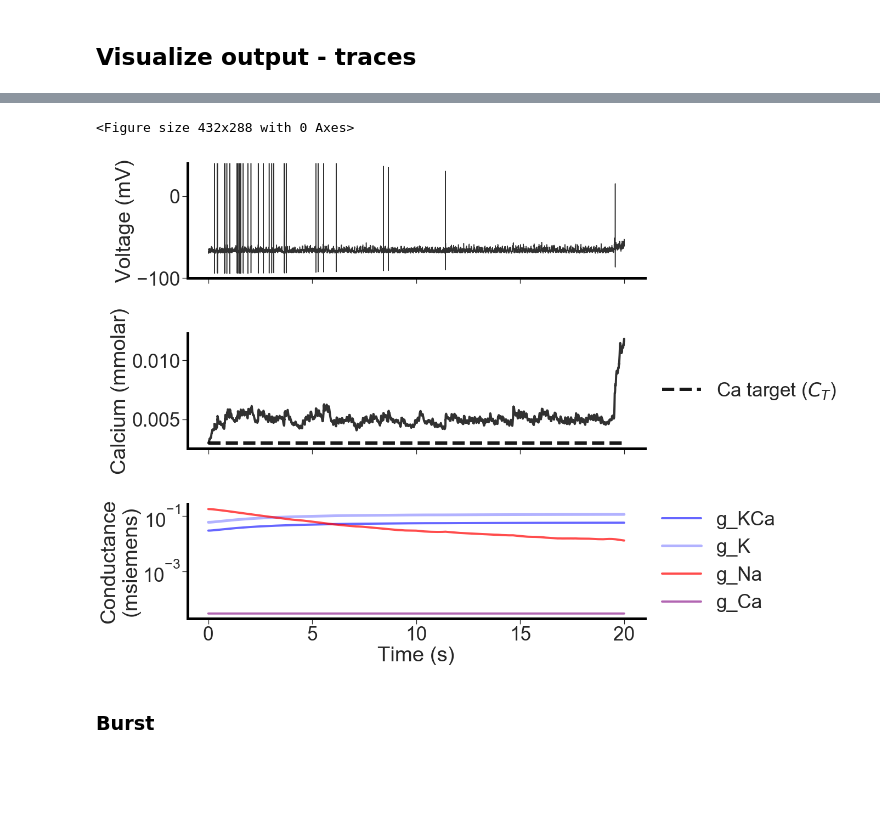
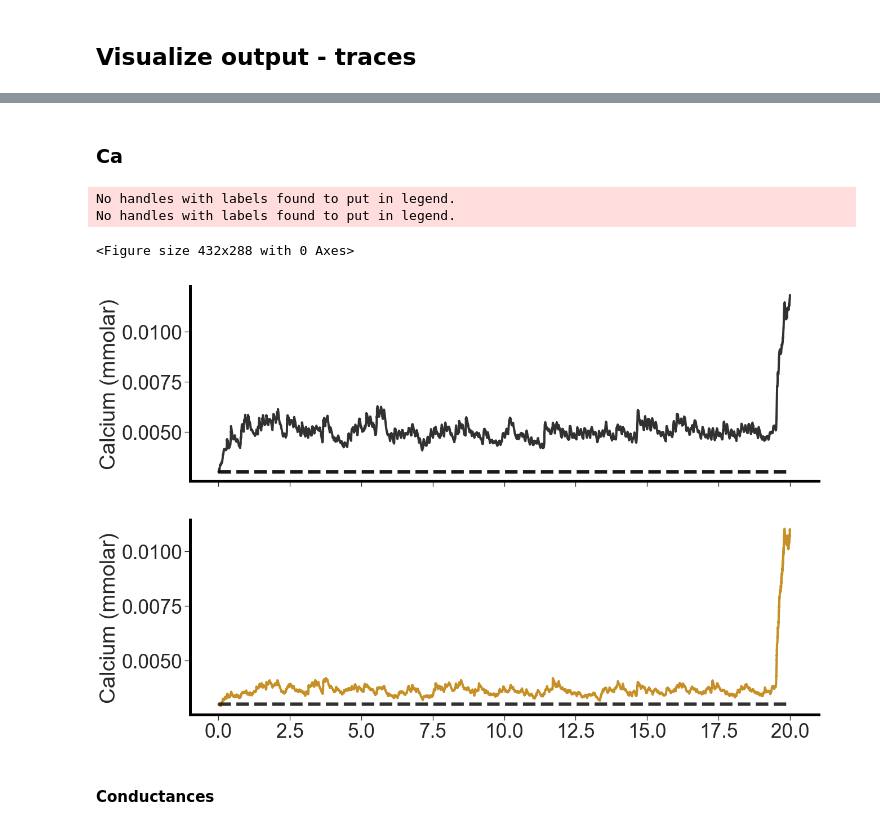
Before and after one commit to voytekresearch/resistingrhythm, a Jupyter notebook: resistingrhythm/ipynb/paper_figures_HHH.ipynb, the cells around one changed output, grey strips where cells are left out. Saved outputs shown, nothing was run; the diff lists cells and outputs as text; code cells hidden in the pictures; blank space fills up the shorter version.

```diff
--- a/resistingrhythm/ipynb/paper_figures_HHH.ipynb
+++ b/resistingrhythm/ipynb/paper_figures_HHH.ipynb
@@ -246,53 +263,33 @@ sns.despine()
+# %% [markdown]
+### Ca
 # %%
 n = N - 1
+ca_target = 0.003
 
 plt.figure()
-fig, ax = plt.subplots(3, sharex=True, figsize=(20, 14))
-
-# Vm
-t = tonic_results['times']
-v = tonic_results['v_m'][n, :]*1e3
-_ = ax[0].plot(t, v, linestyle='-', linewidth=1.5, color='k', alpha=0.9)
-_ = ax[0].set_ylabel("Voltage (mV)")
-_ = ax[0].set_ylim(-100, 40)
-
-# # Gtotal
-# t = results['times']
-# v = results['g_total'][n, :]*1e3
-# _ = ax[1].plot(t, v, linestyle='-', linewidth=1.5, color='k', alpha=0.9)
-# _ = ax[1].set_ylabel("Total conductance\n(msiemens)")
-# # _ = ax[1].set_ylim(-100, 40)
-
-# Ca
-ca_target = 0.003
+fig, ax = plt.subplots(2, sharex=True, figsize=(20, 14))
+# Tonic
 t = tonic_results['times']
 v = tonic_results['calcium'][n, :]
-_ = ax[1].plot(t, v, linestyle='-', linewidth=4, color='k', alpha=0.9)
+_ = ax[0].plot(t, v, linestyle='-', linewidth=4, color='k', alpha=0.9)
+_ = ax[0].plot(t, np.repeat(ca_target, v.size),
+               linestyle='--', linewidth=6, color='black', alpha=0.9)
+_ = ax[0].set_ylabel("Calcium (mmolar)")
+_ = ax[0].legend(loc='center left', bbox_to_anchor=(1, 0.5), frameon=False)
+# Burst
+t = burst_results['times']
+v = burst_results['calcium'][n, :]
+_ = ax[1].plot(t, v, linestyle='-', linewidth=4, color='#c1840e', alpha=0.9)
 _ = ax[1].plot(t, np.repeat(ca_target, v.size),
-               linestyle='--', linewidth=6, color='black', alpha=0.9, label="Ca target ($C_T$)")
+               linestyle='--', linewidth=6, color='k', alpha=0.9)
 _ = ax[1].set_ylabel("Calcium (mmolar)")
 _ = ax[1].legend(loc='center left', bbox_to_anchor=(1, 0.5), frameon=False)
-# _ = ax[1].set_ylim(-100, 40)
 
-# Homeostatsis
-t = tonic_results['times']
-v1 = tonic_results['g_KCa'][n, :]
-v2 = tonic_results['g_K'][n, :]
-v3 = tonic_results['g_Na'][n, :]
-v4 = tonic_results['g_Ca'][n, :]
-_ = ax[2].semilogy(t, v1, linestyle='-', linewidth=4, color='blue', alpha=0.6, label="g_KCa")
-_ = ax[2].semilogy(t, v2, linestyle='-', linewidth=5, color='blue', alpha=0.3, label="g_K")
-_ = ax[2].semilogy(t, v3, linestyle='-', linewidth=4, color='red', alpha=0.7, label="g_Na")
-_ = ax[2].semilogy(t, v4, linestyle='-', linewidth=4, color='purple', alpha=0.6, label="g_Ca")
-_ = ax[2].set_xlabel("Time (s)")
-_ = ax[2].set_ylabel("Conductance\n(msiemens)")
-_ = ax[2].legend(loc='center left', bbox_to_anchor=(1, 0.5), frameon=False)
-
-# -
-plt.tight_layout()
 sns.despine()
 # %% [output]
-<Figure size 432x288 with 0 Axes>
+No handles with labels found to put in legend.
+No handles with labels found to put in legend.
+<Figure size 432x288 with 0 Axes>
-[figure, old version]
+[figure, new version]
 # %% [markdown]
-### Burst
+#### Conductances
```
Also changed, not shown: parts of 11 cells of this notebook.
